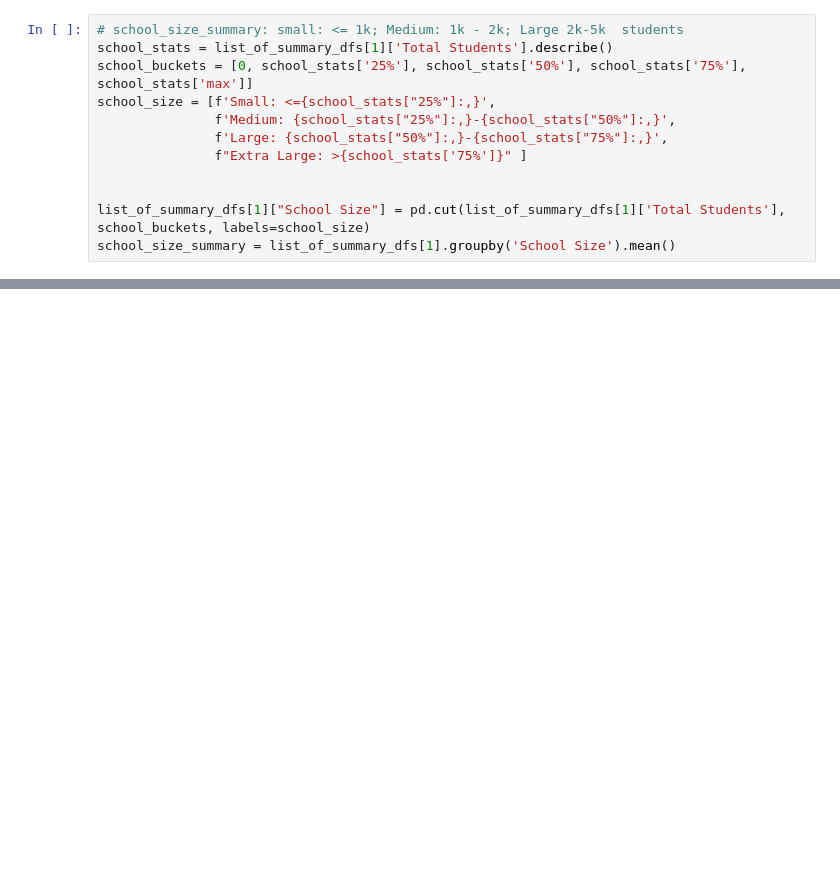
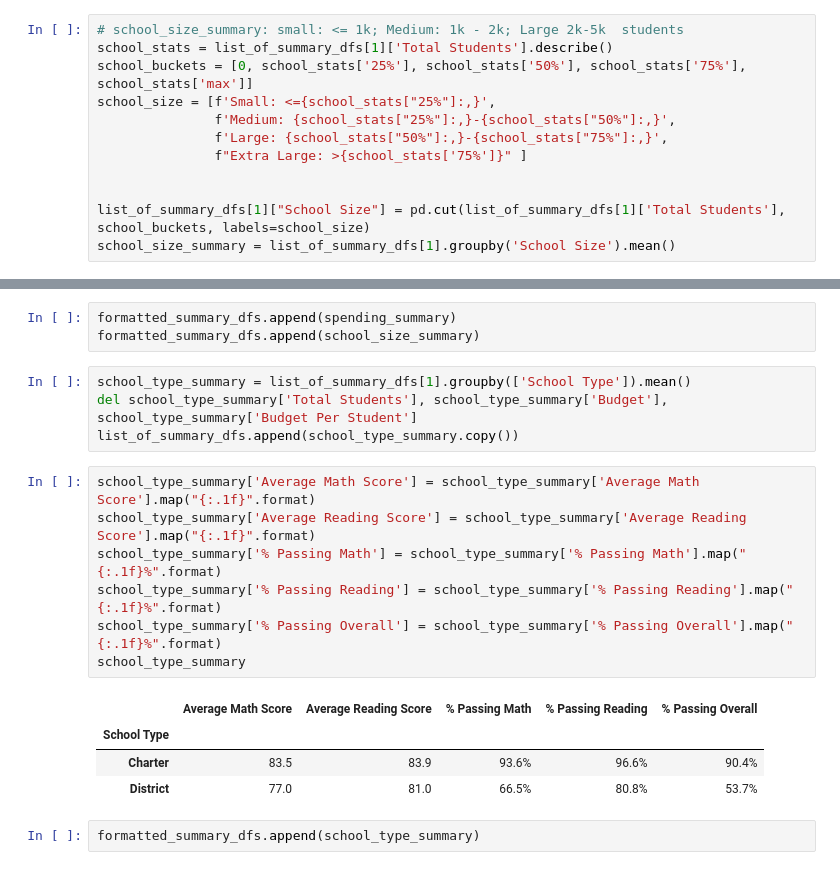
Before and after one commit to Bag0niku/School_District_Analysis, a Jupyter notebook: PyCitySchools.ipynb, the cells around one changed output, grey strips where cells are left out. Saved outputs shown, nothing was run; the diff lists cells and outputs as text; blank space fills up the shorter version.

Commit message:
school type summary complete

```diff
--- a/PyCitySchools.ipynb
+++ b/PyCitySchools.ipynb
@@ -351,0 +329,21 @@ list_of_summary_dfs
+# %%
+formatted_summary_dfs.append(spending_summary)
+formatted_summary_dfs.append(school_size_summary)
+# %%
+school_type_summary = list_of_summary_dfs[1].groupby(['School Type']).mean()
+del school_type_summary['Total Students'], school_type_summary['Budget'], school_type_summary['Budget Per Student']
+list_of_summary_dfs.append(school_type_summary.copy())
+# %%
+school_type_summary['Average Math Score'] = school_type_summary['Average Math Score'].map("{:.1f}".format)
+school_type_summary['Average Reading Score'] = school_type_summary['Average Reading Score'].map("{:.1f}".format)
+school_type_summary['% Passing Math'] = school_type_summary['% Passing Math'].map("{:.1f}%".format)
+school_type_summary['% Passing Reading'] = school_type_summary['% Passing Reading'].map("{:.1f}%".format)
+school_type_summary['% Passing Overall'] = school_type_summary['% Passing Overall'].map("{:.1f}%".format)
+school_type_summary
+# %% [output]
+|  | Average Math Score | Average Reading Score | % Passing Math | % Passing Reading | % Passing Overall |
+| School Type |  |  |  |  |  |
+| Charter | 83.5 | 83.9 | 93.6% | 96.6% | 90.4% |
+| District | 77.0 | 81.0 | 66.5% | 80.8% | 53.7% |
+# %%
+formatted_summary_dfs.append(school_type_summary)
```
Also changed, not shown: parts of 8 cells of this notebook.
